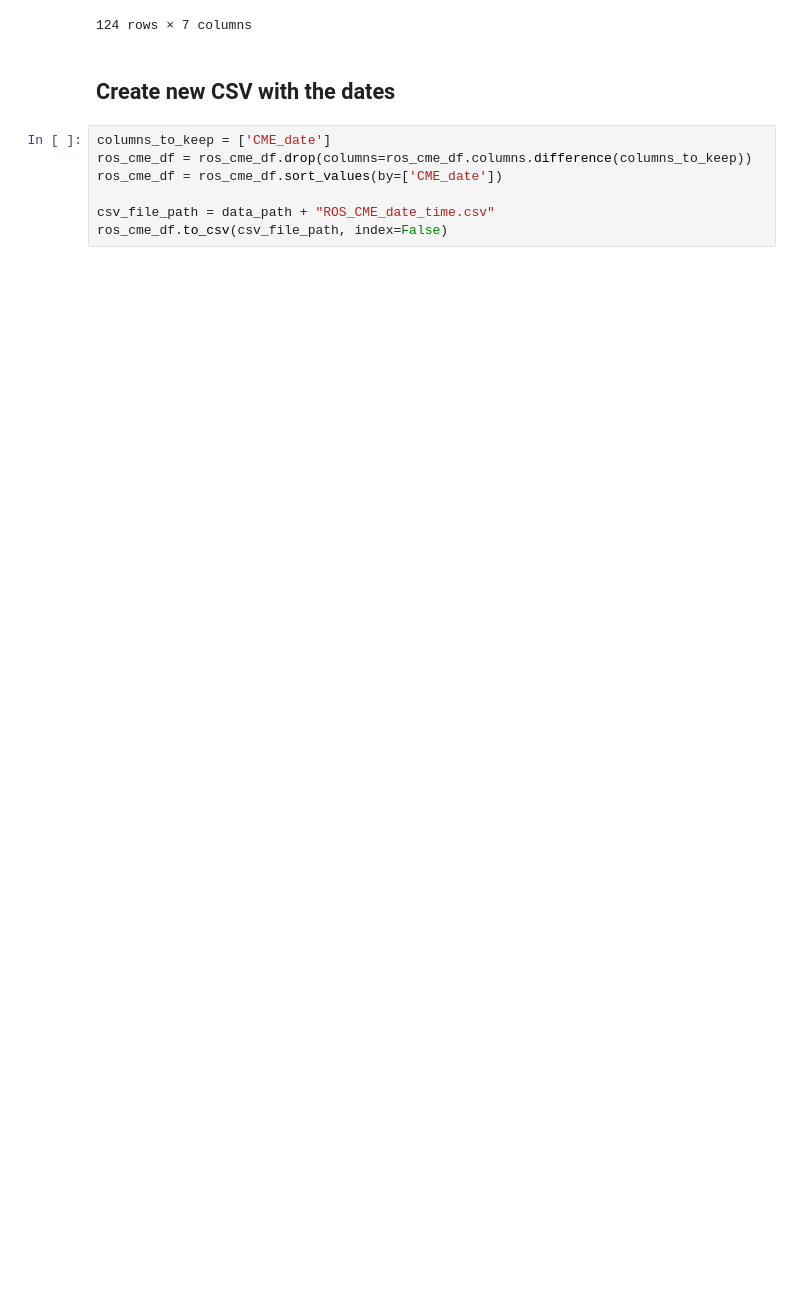
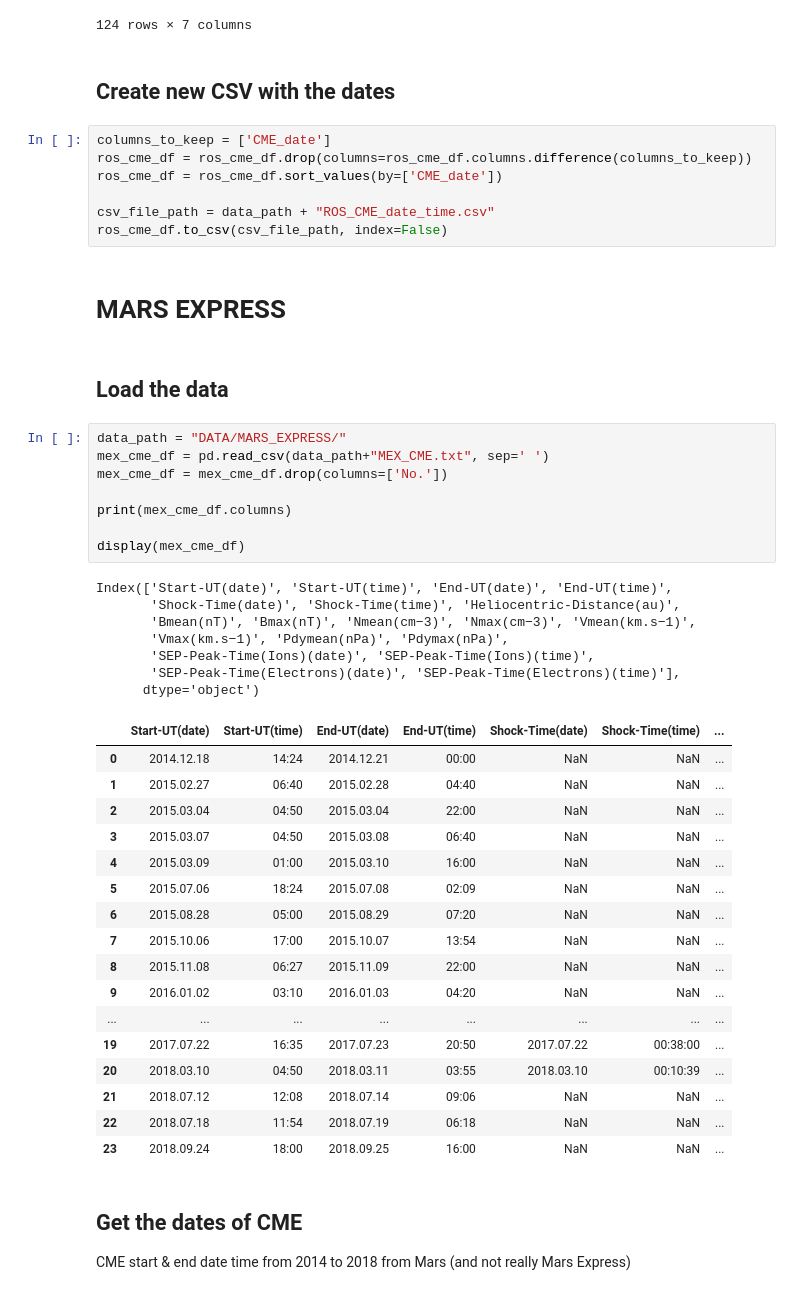
Before and after one commit to CS-433/ml-project-2-ml4esa, a Jupyter notebook: coronal_mass_ejections.ipynb, the cells around one changed output. Drawn from its saved outputs; the diff is of its cells as text; blank space fills up the shorter version.

Commit message:
preprocess the dates for the mars express cme

```diff
--- a/coronal_mass_ejections.ipynb
+++ b/coronal_mass_ejections.ipynb
@@ -124,3 +124,44 @@ ros_cme_df = ros_cme_df.sort_values(by=['CME_date'])
 
 csv_file_path = data_path + "ROS_CME_date_time.csv"
 ros_cme_df.to_csv(csv_file_path, index=False)
+# %% [markdown]
+# MARS EXPRESS
+# %% [markdown]
+## Load the data
+# %%
+data_path = "DATA/MARS_EXPRESS/"
+mex_cme_df = pd.read_csv(data_path+"MEX_CME.txt", sep=' ')
+mex_cme_df = mex_cme_df.drop(columns=['No.'])
+
+print(mex_cme_df.columns)
+
+display(mex_cme_df)
+# %% [output]
+Index(['Start-UT(date)', 'Start-UT(time)', 'End-UT(date)', 'End-UT(time)',
+       'Shock-Time(date)', 'Shock-Time(time)', 'Heliocentric-Distance(au)',
+       'Bmean(nT)', 'Bmax(nT)', 'Nmean(cm−3)', 'Nmax(cm−3)', 'Vmean(km.s−1)',
+       'Vmax(km.s−1)', 'Pdymean(nPa)', 'Pdymax(nPa)',
+       'SEP-Peak-Time(Ions)(date)', 'SEP-Peak-Time(Ions)(time)',
+       'SEP-Peak-Time(Electrons)(date)', 'SEP-Peak-Time(Electrons)(time)'],
+      dtype='object')
+|  | Start-UT(date) | Start-UT(time) | End-UT(date) | End-UT(time) | Shock-Time(date) | Shock-Time(time) | ... |
+| 0 | 2014.12.18 | 14:24 | 2014.12.21 | 00:00 | NaN | NaN | ... |
+| 1 | 2015.02.27 | 06:40 | 2015.02.28 | 04:40 | NaN | NaN | ... |
+| 2 | 2015.03.04 | 04:50 | 2015.03.04 | 22:00 | NaN | NaN | ... |
+| 3 | 2015.03.07 | 04:50 | 2015.03.08 | 06:40 | NaN | NaN | ... |
+| 4 | 2015.03.09 | 01:00 | 2015.03.10 | 16:00 | NaN | NaN | ... |
+| 5 | 2015.07.06 | 18:24 | 2015.07.08 | 02:09 | NaN | NaN | ... |
+| 6 | 2015.08.28 | 05:00 | 2015.08.29 | 07:20 | NaN | NaN | ... |
+| 7 | 2015.10.06 | 17:00 | 2015.10.07 | 13:54 | NaN | NaN | ... |
+| 8 | 2015.11.08 | 06:27 | 2015.11.09 | 22:00 | NaN | NaN | ... |
+| 9 | 2016.01.02 | 03:10 | 2016.01.03 | 04:20 | NaN | NaN | ... |
+| ... | ... | ... | ... | ... | ... | ... | ... |
+| 19 | 2017.07.22 | 16:35 | 2017.07.23 | 20:50 | 2017.07.22 | 00:38:00 | ... |
+| 20 | 2018.03.10 | 04:50 | 2018.03.11 | 03:55 | 2018.03.10 | 00:10:39 | ... |
+| 21 | 2018.07.12 | 12:08 | 2018.07.14 | 09:06 | NaN | NaN | ... |
+| 22 | 2018.07.18 | 11:54 | 2018.07.19 | 06:18 | NaN | NaN | ... |
+| 23 | 2018.09.24 | 18:00 | 2018.09.25 | 16:00 | NaN | NaN | ... |
+# %% [markdown]
+## Get the dates of CME
+
+CME start & end date time from 2014 to 2018 from Mars (and not really Mars Express)
```
Also changed, not shown: parts of 5 cells of this notebook, 2 other files.
